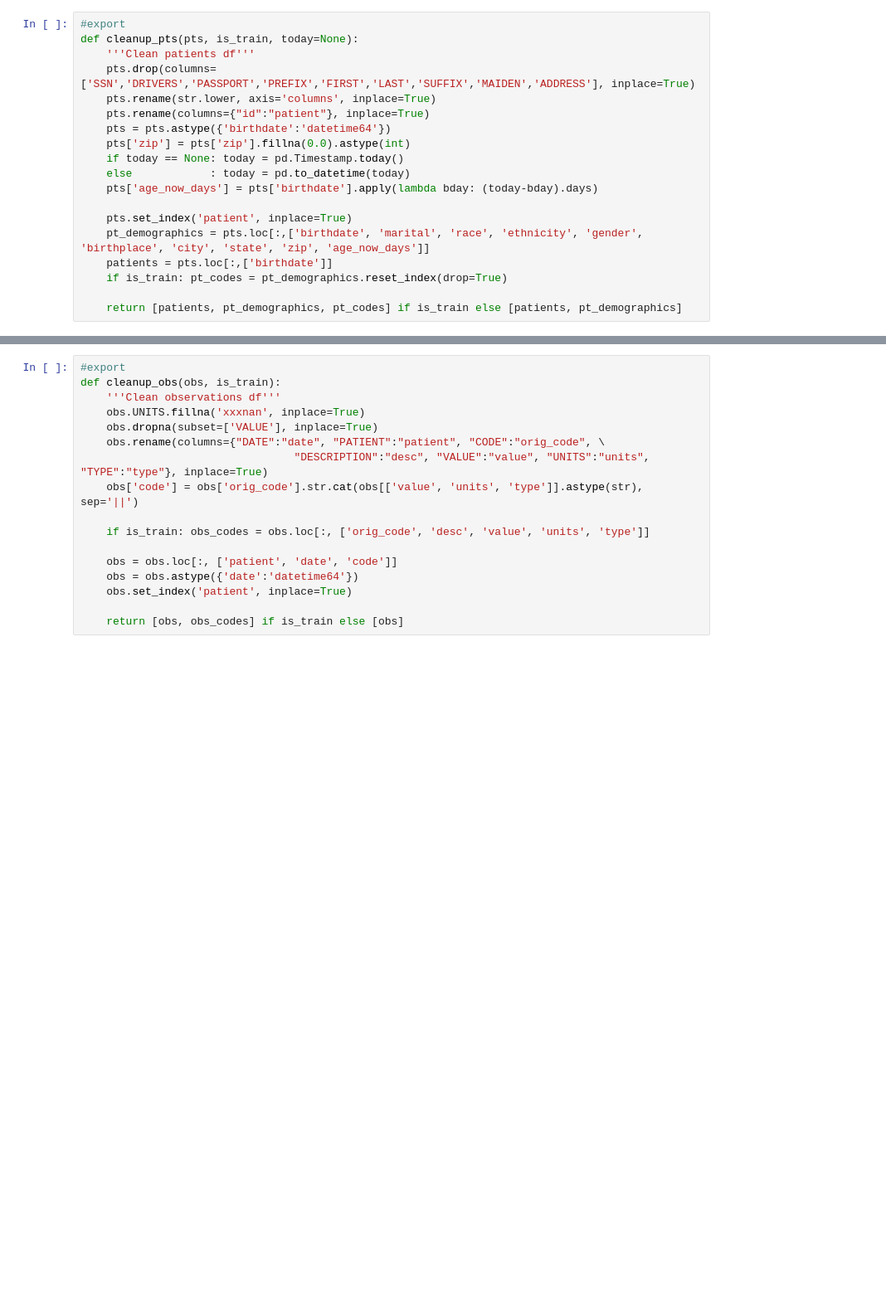
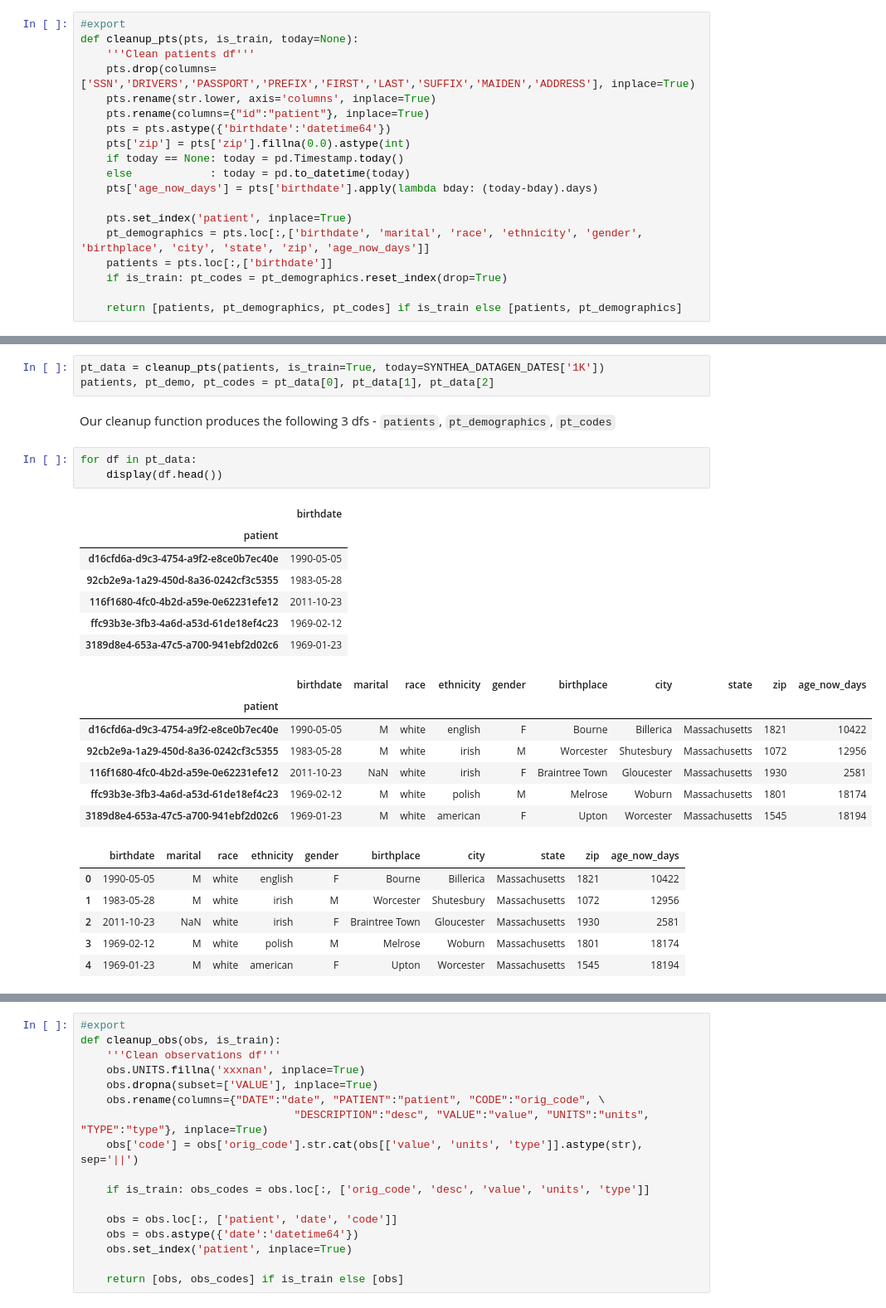
Before and after one commit to corazonlabs/lemonpie, a Jupyter notebook: 01_preprocessing_clean.ipynb, the cells around one changed output, grey strips where cells are left out. Shown at 83% size. Drawn from its saved outputs; the diff is of its cells as text; blank space fills up the shorter version.

Commit message:
preprocessing - clean and vocab cleaned, tranform added, needs cleaning

```diff
--- a/01_preprocessing_clean.ipynb
+++ b/01_preprocessing_clean.ipynb
@@ -206,0 +219,29 @@ def cleanup_pts(pts, is_train, today=None):
+# %%
+pt_data = cleanup_pts(patients, is_train=True, today=SYNTHEA_DATAGEN_DATES['1K'])
+patients, pt_demo, pt_codes = pt_data[0], pt_data[1], pt_data[2]
+# %% [markdown]
+Our cleanup function produces the following 3 dfs - `patients`, `pt_demographics`, `pt_codes`
+# %%
+for df in pt_data:
+    display(df.head())
+# %% [output]
+|  | birthdate |
+| patient |  |
+| d16cfd6a-d9c3-4754-a9f2-e8ce0b7ec40e | 1990-05-05 |
+| 92cb2e9a-1a29-450d-8a36-0242cf3c5355 | 1983-05-28 |
+| 116f1680-4fc0-4b2d-a59e-0e62231efe12 | 2011-10-23 |
+| ffc93b3e-3fb3-4a6d-a53d-61de18ef4c23 | 1969-02-12 |
+| 3189d8e4-653a-47c5-a700-941ebf2d02c6 | 1969-01-23 |
+|  | birthdate | marital | race | ethnicity | gender | birthplace | city | state | zip | age_now_days |
+| patient |  |  |  |  |  |  |  |  |  |  |
+| d16cfd6a-d9c3-4754-a9f2-e8ce0b7ec40e | 1990-05-05 | M | white | english | F | Bourne | Billerica | Massachusetts | 1821 | 10422 |
+| 92cb2e9a-1a29-450d-8a36-0242cf3c5355 | 1983-05-28 | M | white | irish | M | Worcester | Shutesbury | Massachusetts | 1072 | 12956 |
+| 116f1680-4fc0-4b2d-a59e-0e62231efe12 | 2011-10-23 | NaN | white | irish | F | Braintree Town | Gloucester | Massachusetts | 1930 | 2581 |
+| ffc93b3e-3fb3-4a6d-a53d-61de18ef4c23 | 1969-02-12 | M | white | polish | M | Melrose | Woburn | Massachusetts | 1801 | 18174 |
+| 3189d8e4-653a-47c5-a700-941ebf2d02c6 | 1969-01-23 | M | white | american | F | Upton | Worcester | Massachusetts | 1545 | 18194 |
+|  | birthdate | marital | race | ethnicity | gender | birthplace | city | state | zip | age_now_days |
+| 0 | 1990-05-05 | M | white | english | F | Bourne | Billerica | Massachusetts | 1821 | 10422 |
+| 1 | 1983-05-28 | M | white | irish | M | Worcester | Shutesbury | Massachusetts | 1072 | 12956 |
+| 2 | 2011-10-23 | NaN | white | irish | F | Braintree Town | Gloucester | Massachusetts | 1930 | 2581 |
+| 3 | 1969-02-12 | M | white | polish | M | Melrose | Woburn | Massachusetts | 1801 | 18174 |
+| 4 | 1969-01-23 | M | white | american | F | Upton | Worcester | Massachusetts | 1545 | 18194 |
```
Also changed, not shown: parts of 40 cells of this notebook, 15 other files.
